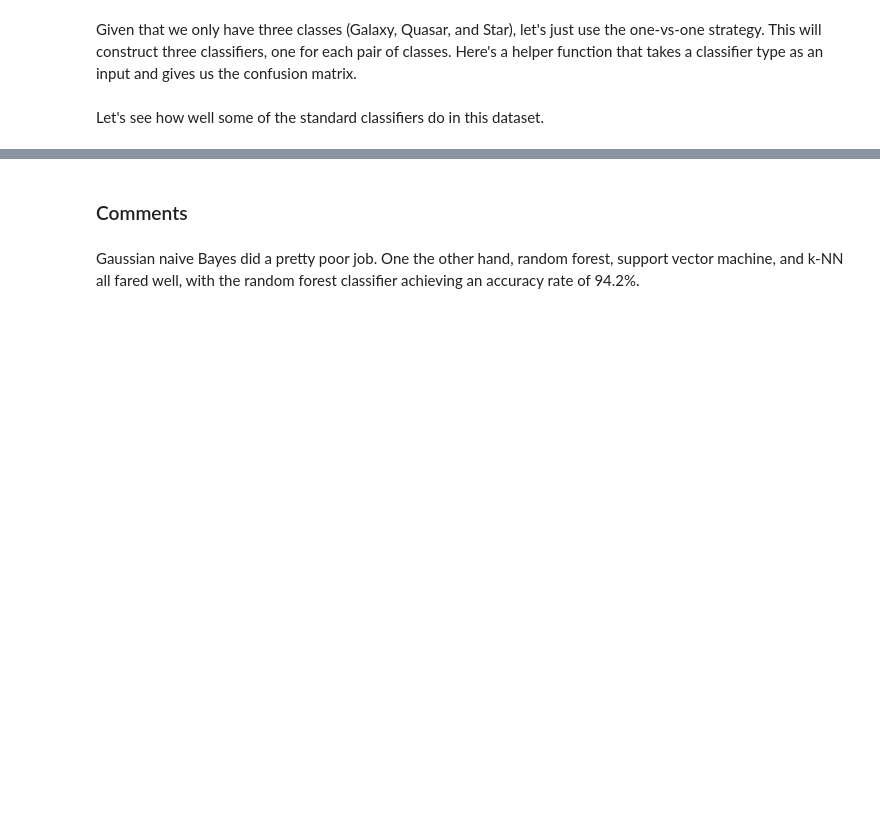
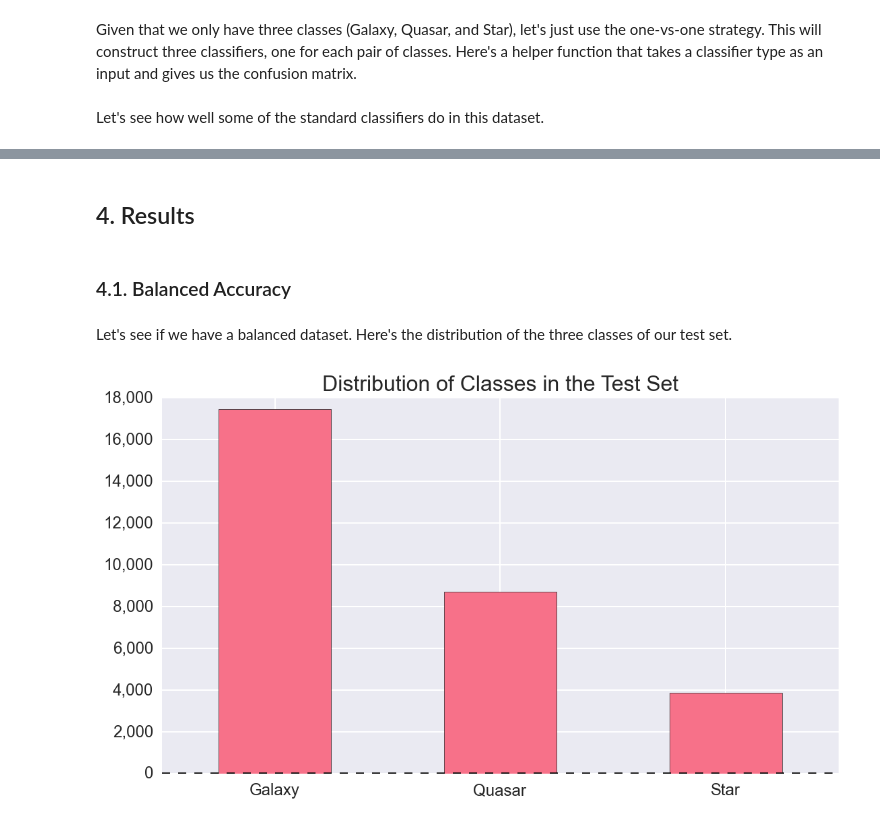
Before and after one commit to chengsoonong/mclass-sky, a Jupyter notebook: sloan_digital_sky_survey.ipynb, the cells around one changed output, grey strips where cells are left out. Drawn from its saved outputs; the diff is of its cells as text; code cells hidden in the pictures; blank space fills up the shorter version.

Commit message:
Implement balanced accuracy

```diff
--- a/sloan_digital_sky_survey.ipynb
+++ b/sloan_digital_sky_survey.ipynb
@@ -21 +25,16 @@ sns.set_palette("husl", 7) # set colour palette for plots
+# %%
+# plot formatting
+sns.set_palette("husl", 7)
+mpl.rcParams["axes.titlesize"] = 16
+
+# pretty formatting
+format_as_percent_df = lambda x: "{:.1f}%".format(x * 100)
+format_as_percent_plot = lambda x, pos: "{:.0f}%".format(x * 100)
+format_thousands_plot = lambda x, pos: format(int(x), ',')
+
+# names of the columns and rows
+astro_classes = Index(["Galaxy", "Quasar", "Star"])
+classifier_classes = Index(["Gaussian Naive Bayes", "Logistic Regression", "Support Vector Machine (Linear Kernel)",
+                            "Support Vector Machine (RBF Kernel)", "k-NN (Uniform Weights, 30 Neighbours)",
+                            "k-NN (Euclidean Weights, 15 Neighbours)", "Random Forest"])
 # %% [markdown]
@@ -185,4 +153,15 @@ _ = ax3.set_xticklabels(["Classifier"], rotation=0)
-# %% [markdown]
-### Comments
-# %% [markdown]
-Gaussian naive Bayes did a pretty poor job. One the other hand, random forest, support vector machine, and k-NN all fared well, with the random forest classifier achieving an accuracy rate of 94.2%.
+# %% [markdown]
+## 4. Results
+# %% [markdown]
+### 4.1. Balanced Accuracy
+# %% [markdown]
+Let's see if we have a balanced dataset. Here's the distribution of the three classes of our test set.
+# %%
+y_test_df = DataFrame(y_test)
+fig1, ax1 = plt.subplots(figsize=(9, 5))
+y_test_df.apply(pd.value_counts).plot(ax=ax1, kind="bar", fontsize=12, legend=False)
+ax1.set_title("Distribution of Classes in the Test Set")
+ax1.set_xticklabels(astro_classes, rotation=0)
+ax1.get_yaxis().set_major_formatter(FuncFormatter(format_thousands))
+# %% [output]
+[figure, added]
```
Also changed, not shown: parts of 42 cells of this notebook.
